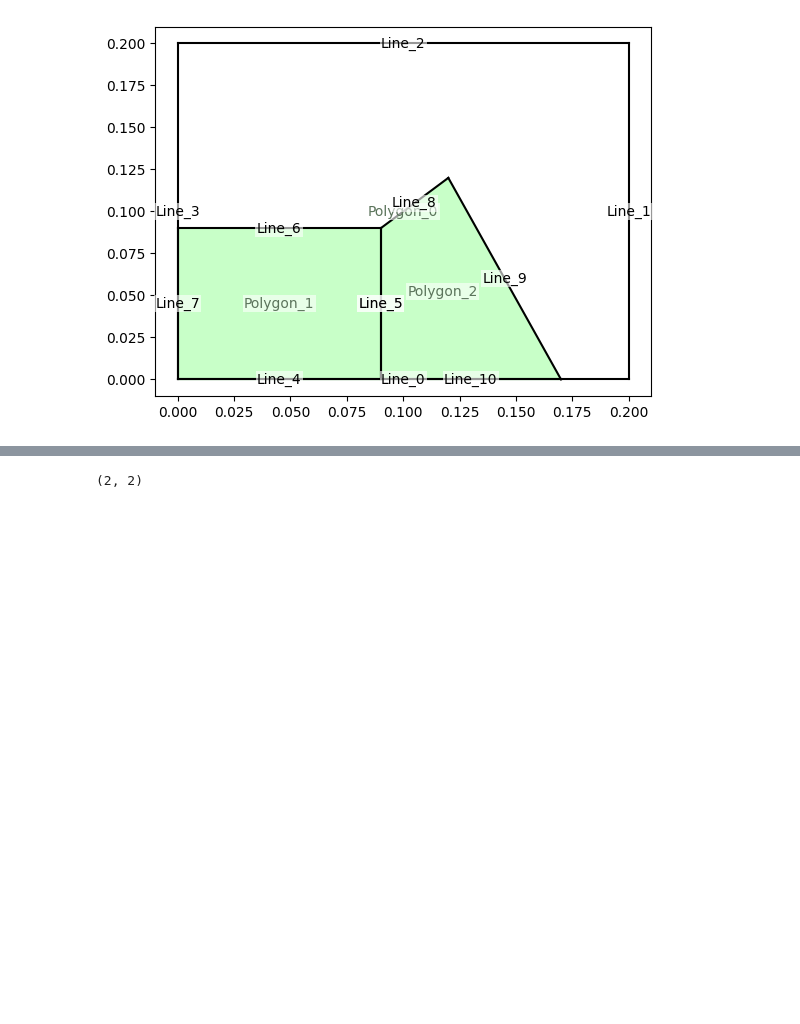
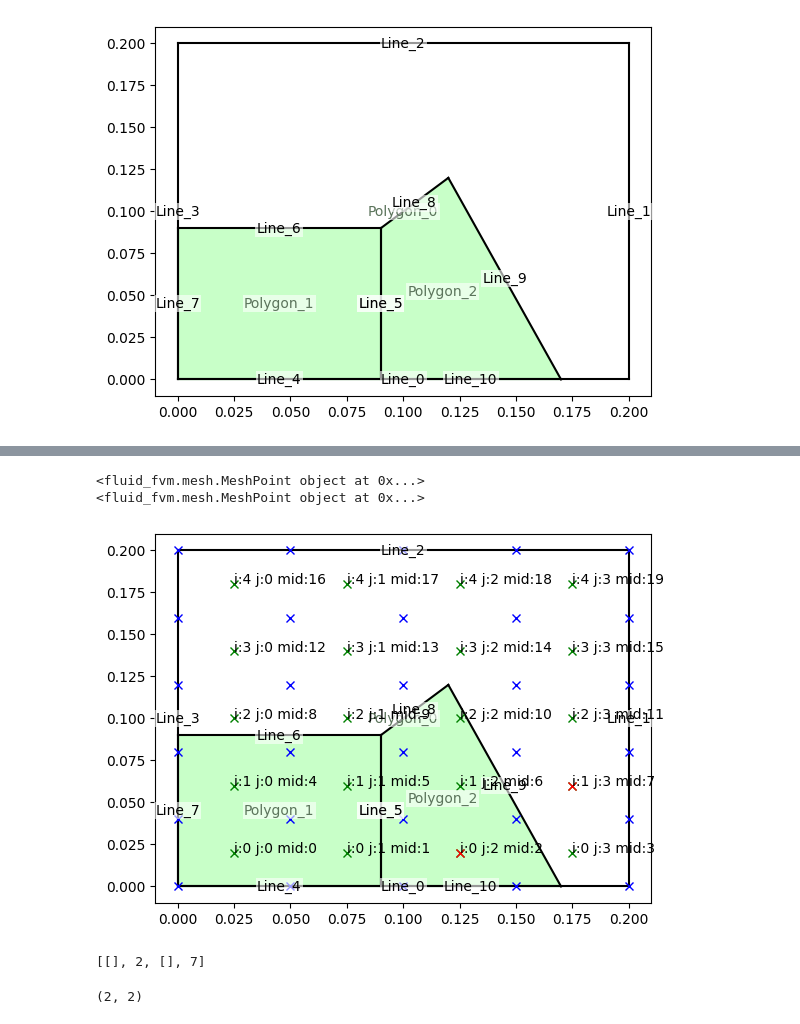
Before and after one commit to csillagu/FVM-Solver, a Jupyter notebook: investigation/mesh_inv.ipynb, the cells around one changed output, grey strips where cells are left out. Drawn from its saved outputs; the diff is of its cells as text; code cells hidden in the pictures; blank space fills up the shorter version.

Commit message:
Added getNeighbour volumes and isValidVGeoIdx

```diff
--- a/investigation/mesh_inv.ipynb
+++ b/investigation/mesh_inv.ipynb
@@ -55,3 +58,25 @@ for k in range(rec_m.getVolumeNodeNum()):
+# %%
+rec_m = ms.RectangularConfig(6,5,True)
+rec_m.constructMesh(a.base_polygon)
+fig,ax = plt.subplots()
+a.plot(ax, labels=True)
+rec_m.plotMesh(ax, texts=True)
+
+for v in rec_m.getNeighbouringVolumes(3):
+    if not v:
+        continue
+    print(rec_m.getVNode(v))
+    rec_m.getVNode(v).plot(ax, fmt = "rx")
+
+plt.show()
+# %% [output]
+<fluid_fvm.mesh.MeshPoint object at 0x...>
+<fluid_fvm.mesh.MeshPoint object at 0x...>
+[figure, added]
+# %%
+rec_m.getNeighbouringVolumes(3)
+# %% [output]
+[[], 2, [], 7]
 # %%
 rec_m.math2geoVolume(10)
 # %% [output]
```
Also changed, not shown: parts of 2 cells of this notebook, 1 other file.
